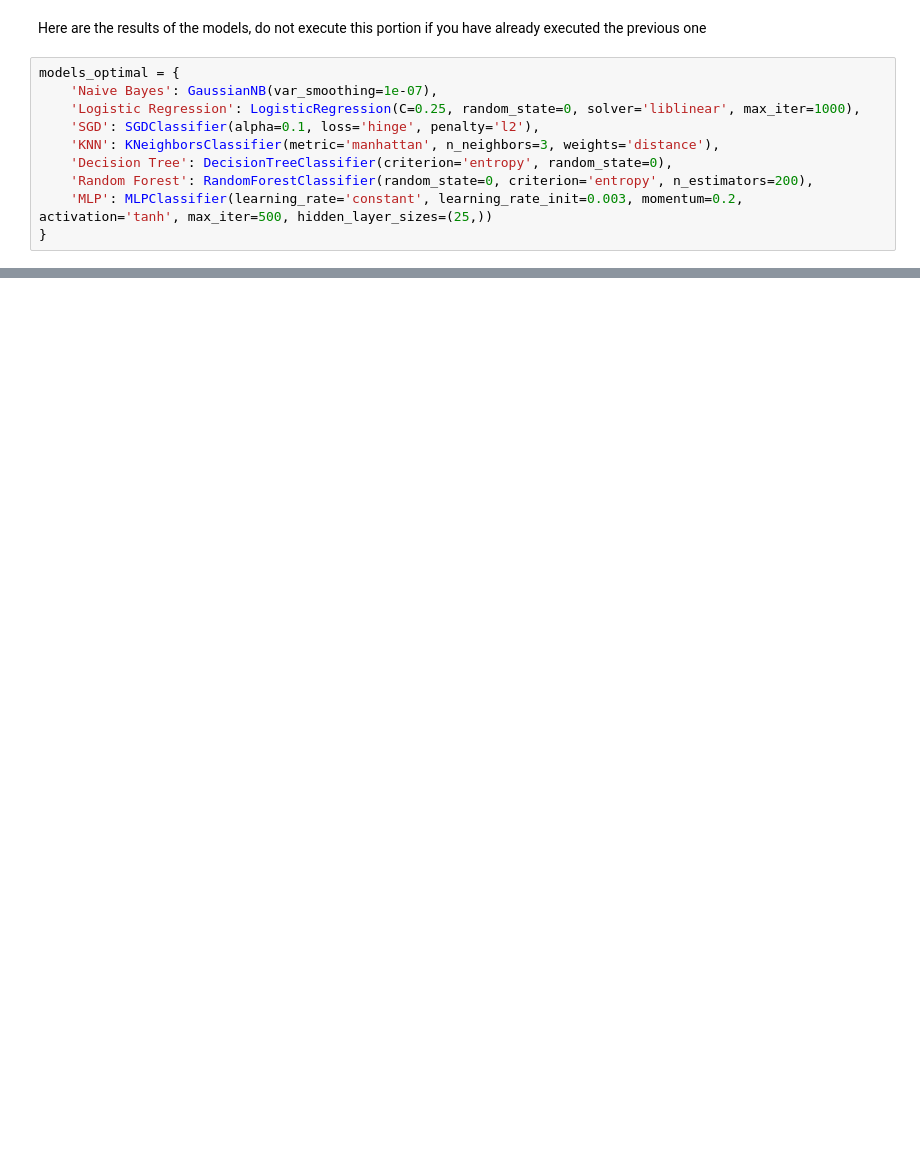
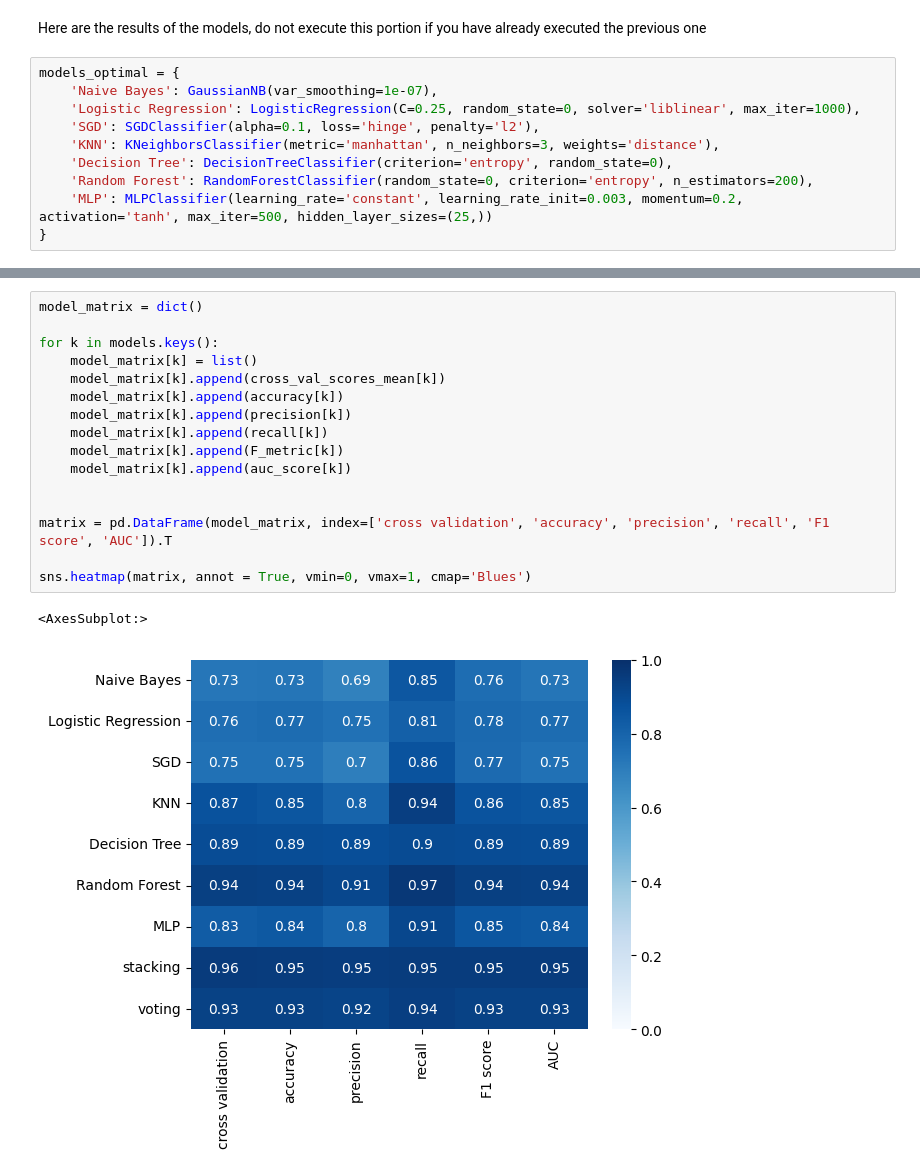
Before and after one commit to AlbertoEusebio/Brain-Stroke-Prediction, a Jupyter notebook: NAML_project_paper_replica.ipynb, the cells around one changed output, grey strips where cells are left out. Saved outputs shown, nothing was run; the diff lists cells and outputs as text; blank space fills up the shorter version.

```diff
--- a/NAML_project_paper_replica.ipynb
+++ b/NAML_project_paper_replica.ipynb
@@ -954,0 +972,19 @@ Text(0.5, 1.0, 'AUC')
+# %%
+model_matrix = dict()
+
+for k in models.keys():
+    model_matrix[k] = list()
+    model_matrix[k].append(cross_val_scores_mean[k])
+    model_matrix[k].append(accuracy[k])
+    model_matrix[k].append(precision[k])
+    model_matrix[k].append(recall[k])
+    model_matrix[k].append(F_metric[k])
+    model_matrix[k].append(auc_score[k])
+
+
+matrix = pd.DataFrame(model_matrix, index=['cross validation', 'accuracy', 'precision', 'recall', 'F1 score', 'AUC']).T
+
+sns.heatmap(matrix, annot = True, vmin=0, vmax=1, cmap='Blues')
+# %% [output]
+<AxesSubplot:>
+[figure, added]
```
Also changed, not shown: parts of 20 cells of this notebook, 2 other files.
